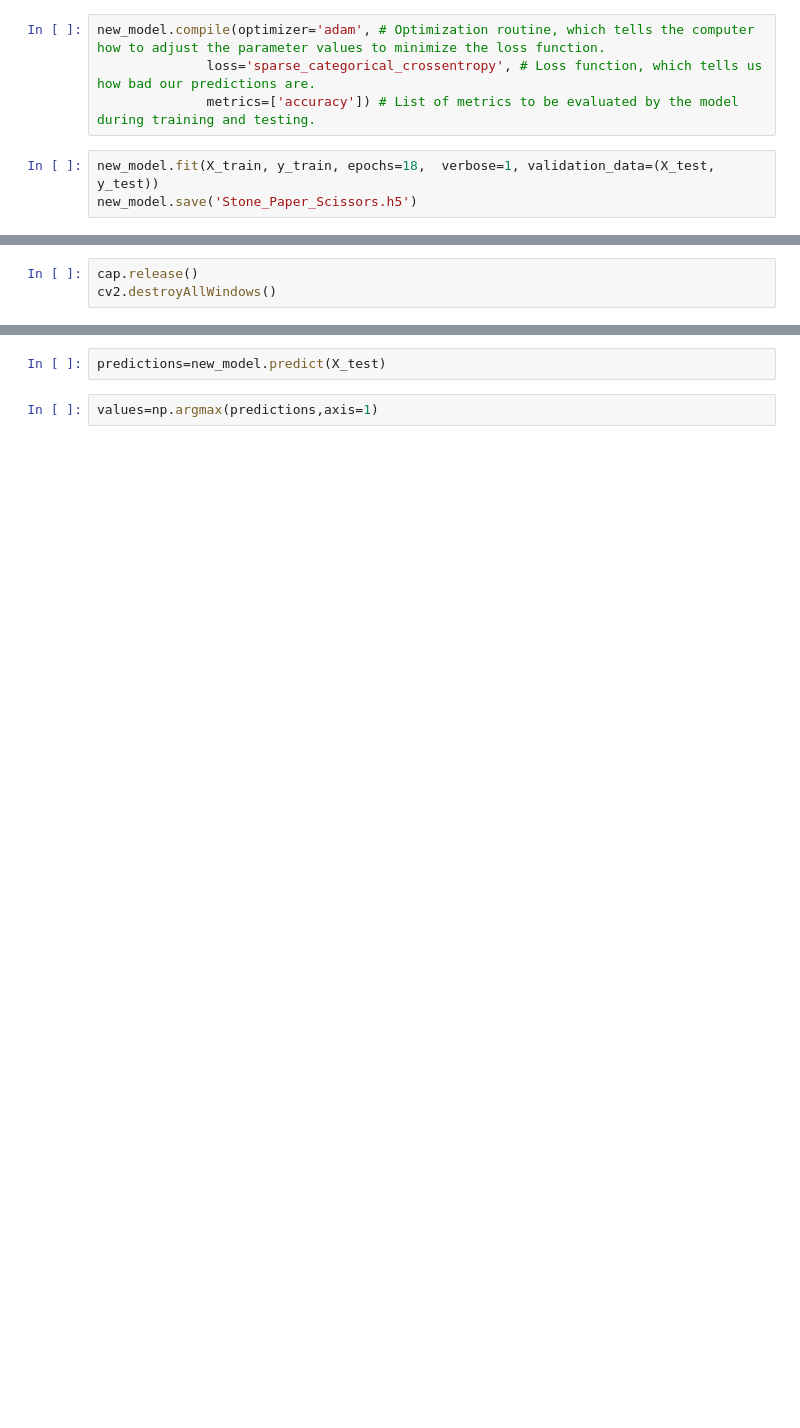
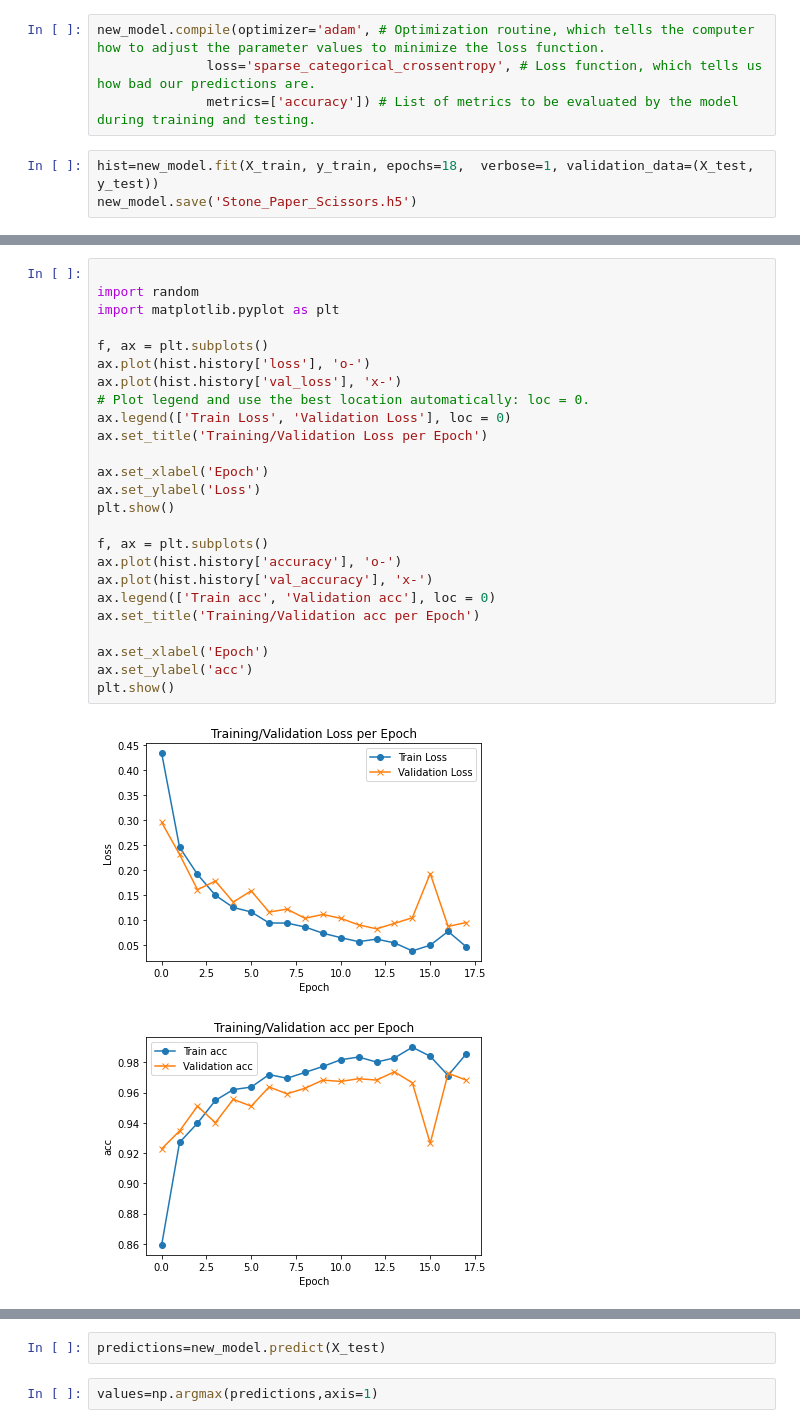
Before and after one commit to akshaybaj/Stone_Paper_Scissors, a Jupyter notebook: Rock_Paper_Scissors.ipynb, the cells around one changed output, grey strips where cells are left out. Cells and saved outputs as stored; diff of their text form; blank space fills up the shorter version.

```diff
--- a/Video capture.ipynb
+++ b/Rock_Paper_Scissors.ipynb
@@ -174,6 +183,6 @@ new_model.compile(optimizer='adam', # Optimization routine, which tells the comp
               loss='sparse_categorical_crossentropy', # Loss function, which tells us how bad our predictions are.
               metrics=['accuracy']) # List of metrics to be evaluated by the model during training and testing.
 # %%
-new_model.fit(X_train, y_train, epochs=18,  verbose=1, validation_data=(X_test, y_test))
+hist=new_model.fit(X_train, y_train, epochs=18,  verbose=1, validation_data=(X_test, y_test))
 new_model.save('Stone_Paper_Scissors.h5')
 # %% [output]
@@ -300,4 +206,29 @@ Escape hit, closing...
-# %%
-cap.release()
-cv2.destroyAllWindows()
+# %%
+
+import random
+import matplotlib.pyplot as plt
+
+f, ax = plt.subplots()
+ax.plot(hist.history['loss'], 'o-')
+ax.plot(hist.history['val_loss'], 'x-')
+# Plot legend and use the best location automatically: loc = 0.
+ax.legend(['Train Loss', 'Validation Loss'], loc = 0)
+ax.set_title('Training/Validation Loss per Epoch')
+
+ax.set_xlabel('Epoch')
+ax.set_ylabel('Loss')
+plt.show()
+
+f, ax = plt.subplots()
+ax.plot(hist.history['accuracy'], 'o-')
+ax.plot(hist.history['val_accuracy'], 'x-')
+ax.legend(['Train acc', 'Validation acc'], loc = 0)
+ax.set_title('Training/Validation acc per Epoch')
+
+ax.set_xlabel('Epoch')
+ax.set_ylabel('acc')
+plt.show()
+# %% [output]
+[figure, added]
+[figure, added]
 # %%
```
Also changed, not shown: parts of 9 cells of this notebook, 3 other files.
